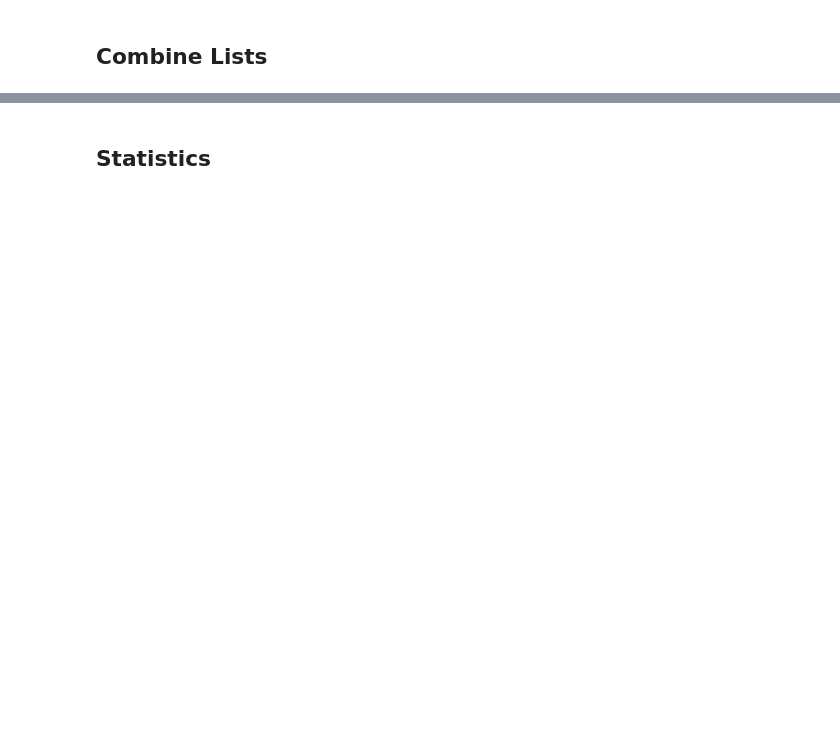
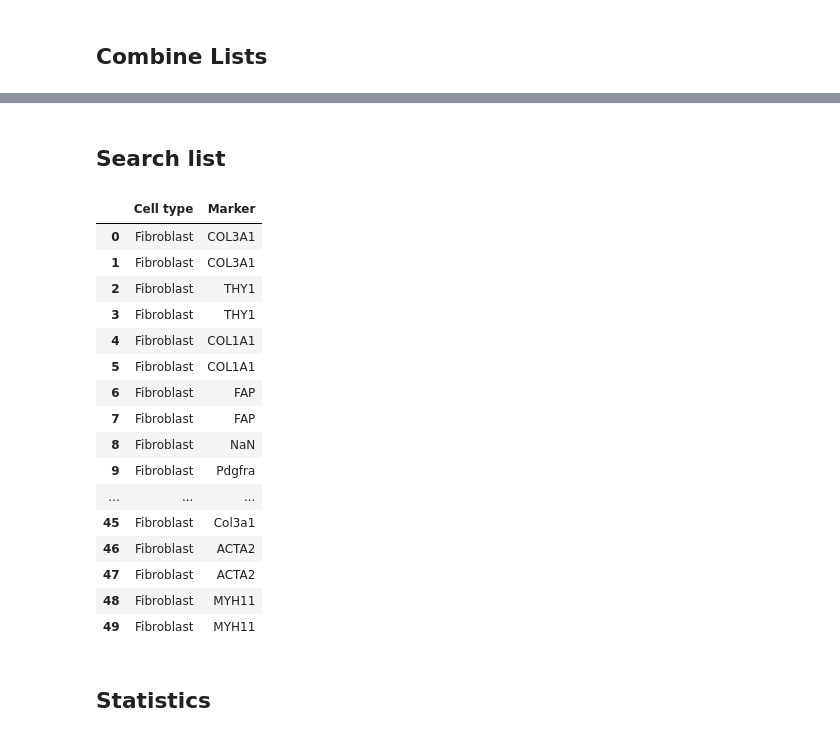
Before and after one commit to loosolab/MarkerRepo, a Jupyter notebook: marker_repo.ipynb, the cells around one changed output, grey strips where cells are left out. Saved outputs shown, nothing was run; the diff lists cells and outputs as text; code cells hidden in the pictures; blank space fills up the shorter version.

```diff
--- a/marker_repo.ipynb
+++ b/marker_repo.ipynb
@@ -76,10 +64,13 @@ df
 # %%
+# Load DB
+df = mr.getDB(REPO_LISTS_PATH)
+
 # Enter keywords
 title = None
 list_type = "celltype" # celltype, cellcycle, mito, gender, blacklist, ...
 year = None
 tissue = "blood"
-organism = None
+organism = "human"
 kind = "genes" # Genes or Regions
 misc = None
 
@@ -87,11 +78,11 @@ keywords = {"Kind": kind, "Organism": organism, "Tissue": tissue,
              "Year": year, "List type": list_type, "Title": title}
 
 # Filter lists
-df = mr.searchDB(REPO_LISTS_PATH, keywords)
-df
+filtered_df = mr.searchDB(df, keywords, exact=False)
+filtered_df
 
 # Show paths
-paths = mr.getPaths(REPO_LISTS_PATH, df)
+paths = mr.getPaths(REPO_LISTS_PATH, filtered_df)
 # %% [output]
 /mnt/workspace/mkessle/projects/marker_repo/lists/genes/human/blood/2020/celltype/panglao
 /mnt/workspace/mkessle/projects/marker_repo/lists/genes/human/blood/2022/celltype/hcm
@@ -101,5 +91,5 @@ paths = mr.getPaths(REPO_LISTS_PATH, df)
 ## Combine Lists
 # %%
 # Combine output from search
-mr.combineLists(paths)
+combined_df = mr.combineLists(paths)
 # %% [output]
@@ -107,2 +110,28 @@ mr.combineLists(paths)
+# %% [markdown]
+## Search list
+# %%
+keywords = {"Cell type": "Fib"}
+
+# Filter lists
+filtered_df = mr.searchDB(combined_df, keywords, exact=False)
+filtered_df
+# %% [output]
+|  | Cell type | Marker |
+| 0 | Fibroblast | COL3A1 |
+| 1 | Fibroblast | COL3A1 |
+| 2 | Fibroblast | THY1 |
+| 3 | Fibroblast | THY1 |
+| 4 | Fibroblast | COL1A1 |
+| 5 | Fibroblast | COL1A1 |
+| 6 | Fibroblast | FAP |
+| 7 | Fibroblast | FAP |
+| 8 | Fibroblast | NaN |
+| 9 | Fibroblast | Pdgfra |
+| ... | ... | ... |
+| 45 | Fibroblast | Col3a1 |
+| 46 | Fibroblast | ACTA2 |
+| 47 | Fibroblast | ACTA2 |
+| 48 | Fibroblast | MYH11 |
+| 49 | Fibroblast | MYH11 |
 # %% [markdown]
 ## Statistics
```
Also changed, not shown: parts of 8 cells of this notebook, 1 other file.
